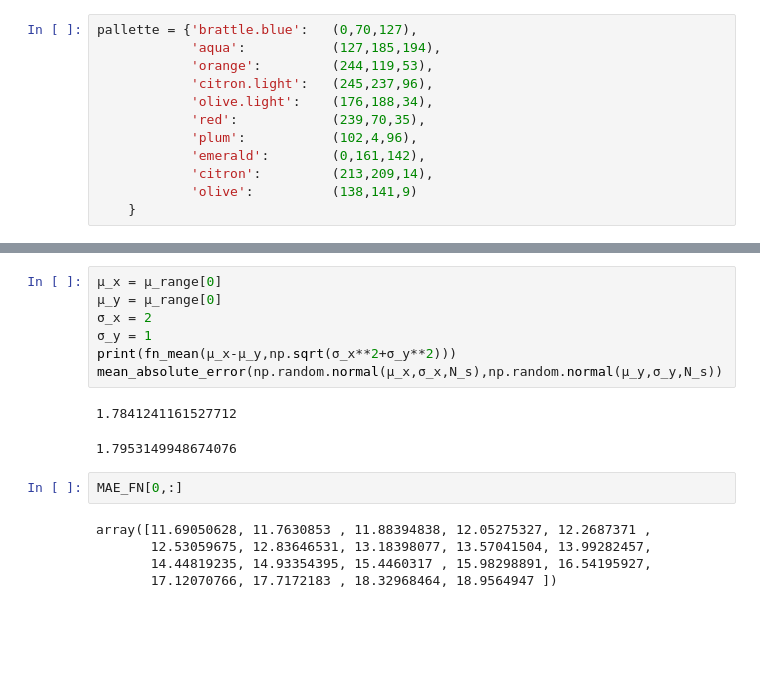
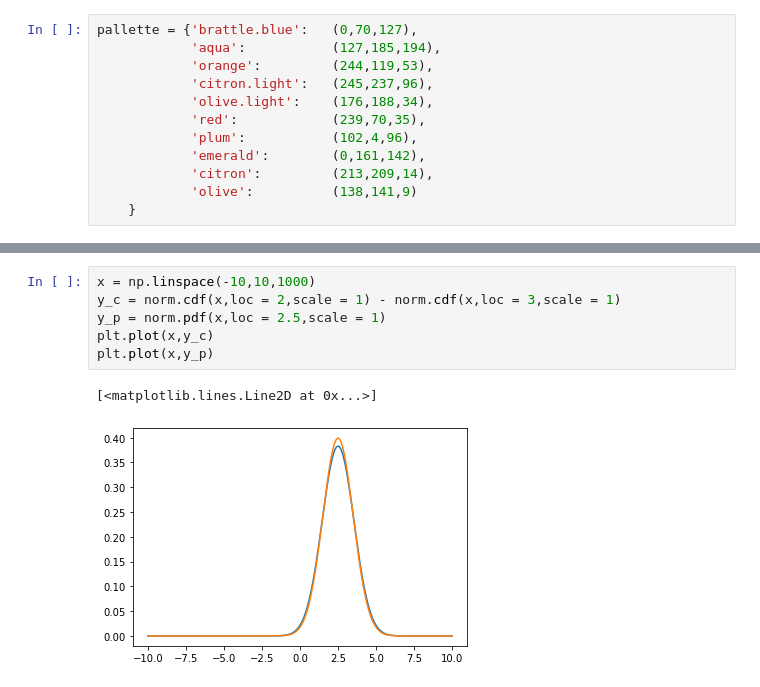
Before and after one commit to saurabac/stochastic-area-metric, a Jupyter notebook: testing.ipynb, the cells around one changed output, grey strips where cells are left out. Cells and saved outputs as stored; diff of their text form; blank space fills up the shorter version.

```diff
--- a/testing.ipynb
+++ b/testing.ipynb
@@ -118,17 +252,9 @@ axes.set_ylim([-1,1])
-# %%
-μ_x = μ_range[0]
-μ_y = μ_range[0]
-σ_x = 2
-σ_y = 1
-print(fn_mean(μ_x-μ_y,np.sqrt(σ_x**2+σ_y**2)))
-mean_absolute_error(np.random.normal(μ_x,σ_x,N_s),np.random.normal(μ_y,σ_y,N_s))
-# %% [output]
-1.7841241161527712
-1.7953149948674076
-# %%
-MAE_FN[0,:]
-# %% [output]
-array([11.69050628, 11.7630853 , 11.88394838, 12.05275327, 12.2687371 ,
-       12.53059675, 12.83646531, 13.18398077, 13.57041504, 13.99282457,
-       14.44819235, 14.93354395, 15.4460317 , 15.98298891, 16.54195927,
-       17.12070766, 17.7172183 , 18.32968464, 18.9564947 ])
+# %%
+x = np.linspace(-10,10,1000)
+y_c = norm.cdf(x,loc = 2,scale = 1) - norm.cdf(x,loc = 3,scale = 1)
+y_p = norm.pdf(x,loc = 2.5,scale = 1)
+plt.plot(x,y_c)
+plt.plot(x,y_p)
+# %% [output]
+[<matplotlib.lines.Line2D at 0x...>]
+[figure, added]
```
Also changed, not shown: parts of 20 cells of this notebook, 1 other file.
